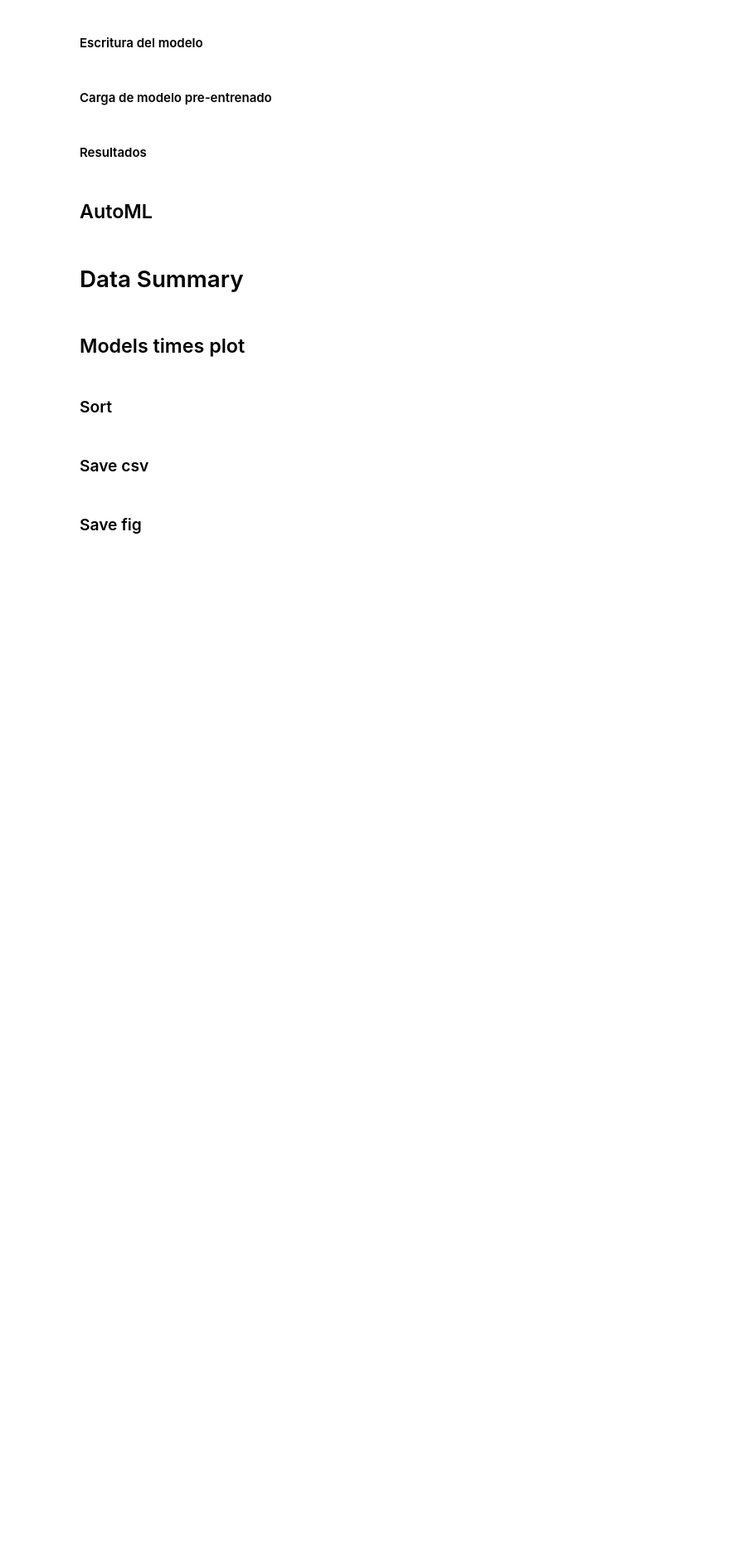
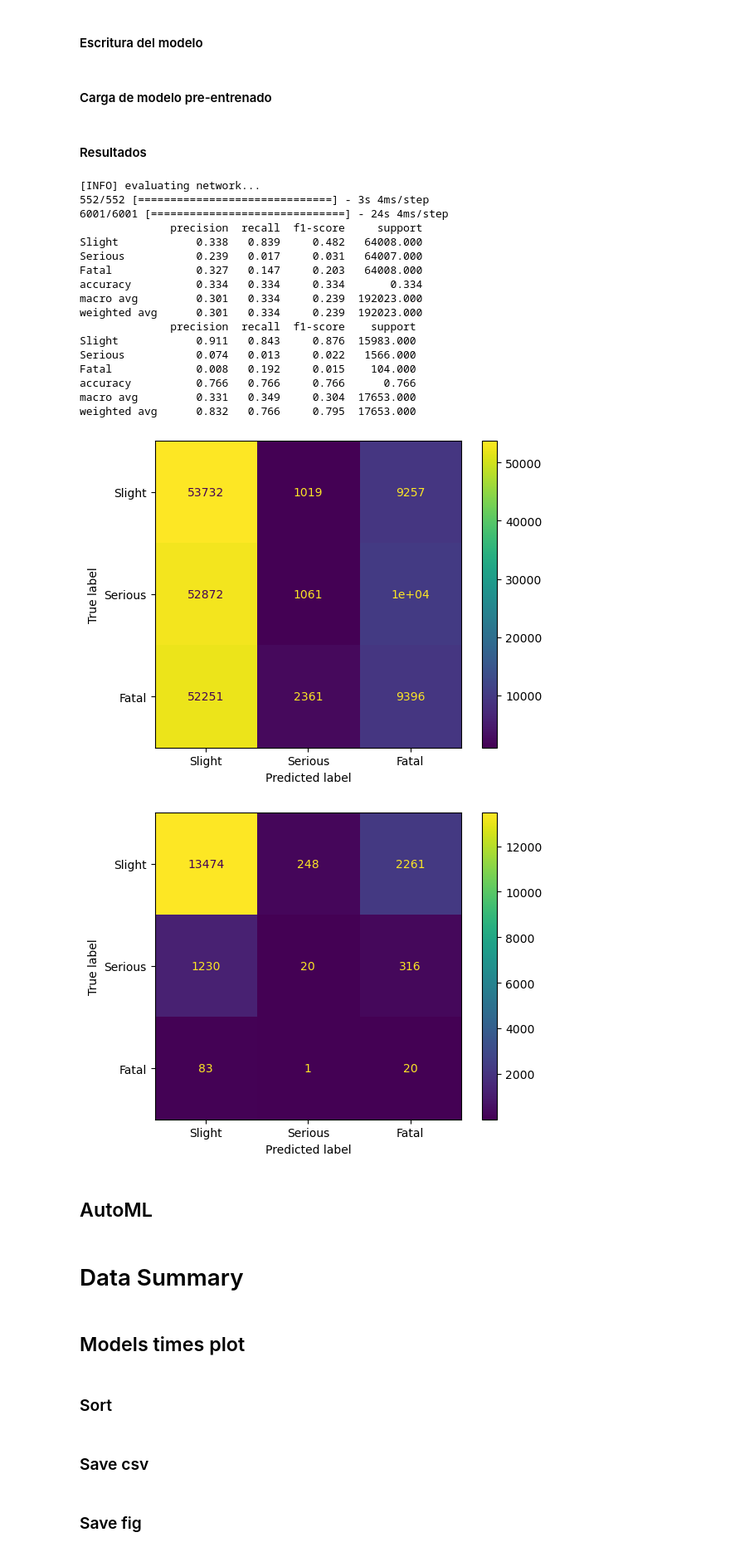
Before and after one commit to luperezsal/GTAAF-CNN, a Jupyter notebook: TASP_CNN.ipynb, the cells around one changed output. Shown: that part at 83% size. Drawn from its saved outputs; the diff is of its cells as text; code cells hidden in the pictures; blank space fills up the shorter version.

```diff
--- a/TASP_CNN.ipynb
+++ b/TASP_CNN.ipynb
@@ -5687,31 +5702,51 @@ if city and not train_nn:
 # %%
 if city:
 
     print("[INFO] evaluating network...")
 
     Y_predicted = tasp_cnn.predict(x = array_test_images).argmax(axis = 1)
 
     if train_nn:
         F1_SCORE_PATH = f"{F1_SCORES_PATH}{MODEL_NAME}/"
         F1_SCORE_NAME = f"{city_name}_{MODEL_NAME}_f1_score_{MODEL_TIMESTAMP}.svg"
 
-        plot_f1_score_history(f1_score_path = F1_SCORE_PATH,
-                              f1_score_name = F1_SCORE_NAME,
-                              history = history)
+        # plot_f1_score_history(f1_score_path = F1_SCORE_PATH,
+        #                       f1_score_name = F1_SCORE_NAME,
+        #                       history = history)
 
         Y_train_predicted = tasp_cnn.predict(x = array_train_images).argmax(axis = 1)
 
         save_classification_report_and_confussion_matrix(model_name = MODEL_NAME,
                                                          model_timestamp = MODEL_TIMESTAMP,
                                                          y_true = Y_train,
                                                          y_predicted = Y_train_predicted,
                                                          data = 'train')
 
     save_classification_report_and_confussion_matrix(model_name = MODEL_NAME,
                                                      model_timestamp = MODEL_TIMESTAMP,
                                                      y_true = Y_test,
                                                      y_predicted = Y_predicted,
                                                      data = 'test')
+# %% [output]
+[INFO] evaluating network...
+552/552 [==============================] - 3s 4ms/step
+6001/6001 [==============================] - 24s 4ms/step
+              precision  recall  f1-score     support
+Slight            0.338   0.839     0.482   64008.000
+Serious           0.239   0.017     0.031   64007.000
+Fatal             0.327   0.147     0.203   64008.000
+accuracy          0.334   0.334     0.334       0.334
+macro avg         0.301   0.334     0.239  192023.000
+weighted avg      0.301   0.334     0.239  192023.000
+              precision  recall  f1-score    support
+Slight            0.911   0.843     0.876  15983.000
+Serious           0.074   0.013     0.022   1566.000
+Fatal             0.008   0.192     0.015    104.000
+accuracy          0.766   0.766     0.766      0.766
+macro avg         0.331   0.349     0.304  17653.000
+weighted avg      0.832   0.766     0.795  17653.000
+[figure, added]
+[figure, added]
 # %% [markdown]
 ## AutoML
 # %%
```
Also changed, not shown: parts of 2 cells of this notebook, 1 other file.
